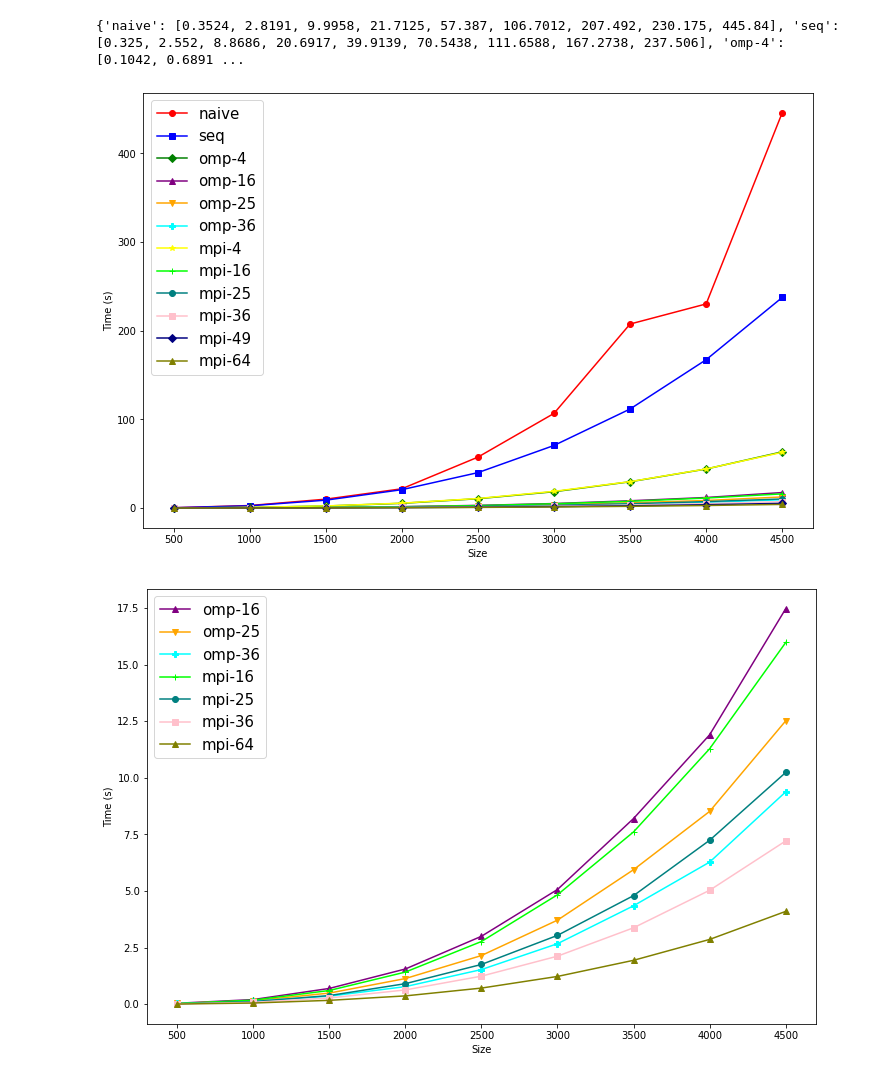
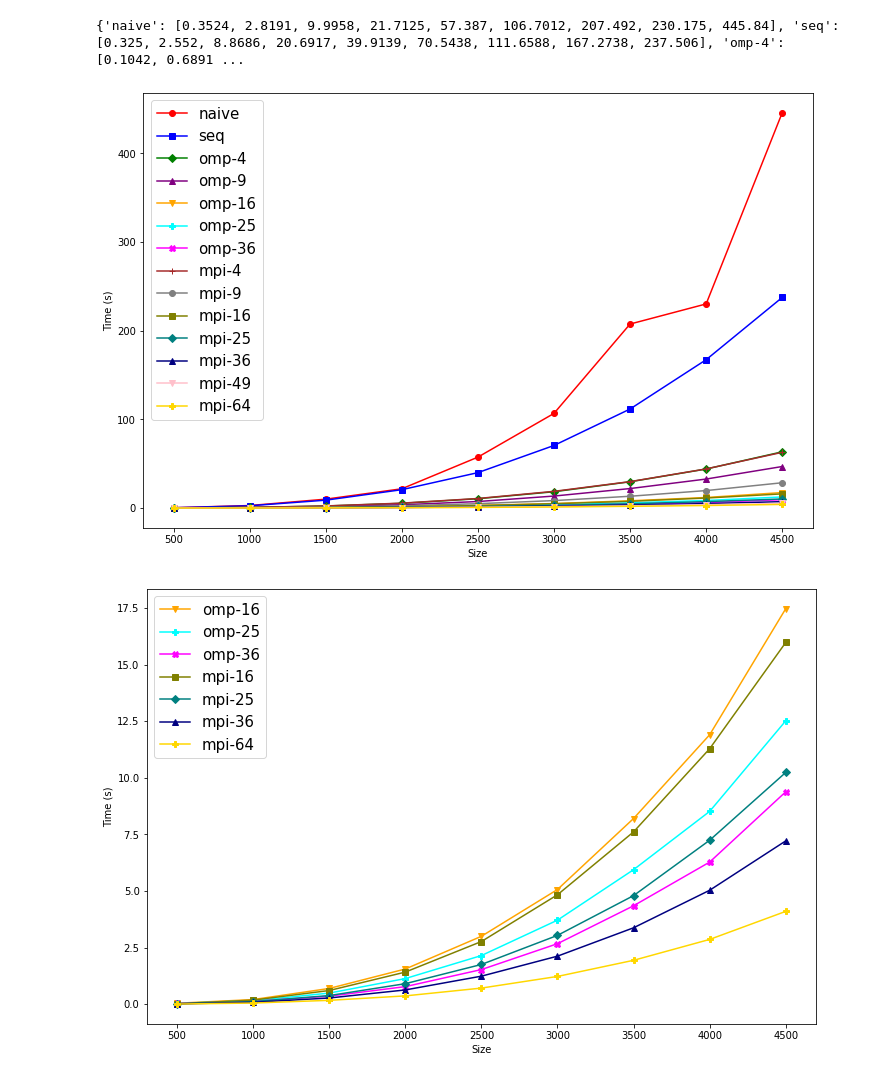
Before and after one commit to erikzimmermann/multi-core-matrix-multiplication, a Jupyter notebook: diagrams/diagrams.ipynb, the cells around one changed output. Drawn from its saved outputs; the diff is of its cells as text; code cells hidden in the pictures.

Commit message:
Add 9 thread test to diagrams

```diff
--- a/diagrams/diagrams.ipynb
+++ b/diagrams/diagrams.ipynb
@@ -36,7 +36,7 @@ import matplotlib.pyplot as plt
 x = sizes
 
 # Define the line colors and markers
-colors = ['red', 'blue', 'green', 'purple', 'orange', 'cyan', 'magenta', 'yellow', 'lime', 'teal', 'pink', 'navy', 'olive']
+colors = ['red', 'blue', 'green', 'purple', 'orange', 'cyan', 'magenta', 'yellow', 'brown', 'gray', 'olive', 'teal', 'navy', 'pink', 'gold']
 markers = ['o', 's', 'D', '^', 'v', 'P', 'X', '*', '+']
 markers *= 2
 
@@ -64,7 +64,7 @@ ax.legend(fontsize=15)
 # Show the plot
 plt.show()
 # %% [output]
-[figure, old version]
+[figure, new version]
 # %%
 import matplotlib.pyplot as plt
 
@@ -73,33 +73,33 @@ x = sizes
 
 lookup = ["omp-16", "mpi-16", "mpi-25", "mpi-36", "mpi-49", "mpi-64"]
 # Define the line colors and markers
-colors = ['red', 'blue', 'green', 'purple', 'orange', 'cyan', 'magenta', 'yellow', 'lime', 'teal', 'pink', 'navy', 'olive']
+colors = ['red', 'blue', 'green', 'purple', 'orange', 'cyan', 'magenta', 'yellow', 'brown', 'gray', 'olive', 'teal', 'navy', 'pink', 'gold']
 markers = ['o', 's', 'D', '^', 'v', 'P', 'X', '*', '+']
 markers *= 2
 
 # Create a figure and axis object
 fig, ax = plt.subplots(figsize=(12, 8))
 
 # Iterate over the types and plot the corresponding runs
 for i, t in enumerate(types):
     # if t not in lookup:
     #     continue
-    if not t.startswith("mpi") and not t.startswith("omp") or "-4" in t or t == "omp-38":
+    if not t.startswith("mpi") and not t.startswith("omp") or "-4" in t or "-9" in t or t == "omp-38":
         continue
     ax.plot(x[:len(runs[t])], runs[t], label=t, color=colors[i], marker=markers[i])
 
 # Set the axis labels and title
 ax.set_xlabel('Size')
 ax.set_ylabel('Time (s)')
 # ax.set_title('Comparison of runtimes by implementation type and size')
 
 # Set the x-axis tick values to only show available sizes
 ax.set_xticks([500, 1000, 1500, 2000, 2500, 3000, 3500, 4000, 4500])
 
 # Add a legend
 ax.legend(fontsize=15)
 
 # Show the plot
 plt.show()
 # %% [output]
-[figure, old version]
+[figure, new version]
```
Also changed, not shown: parts of 4 cells of this notebook, 3 other files.
